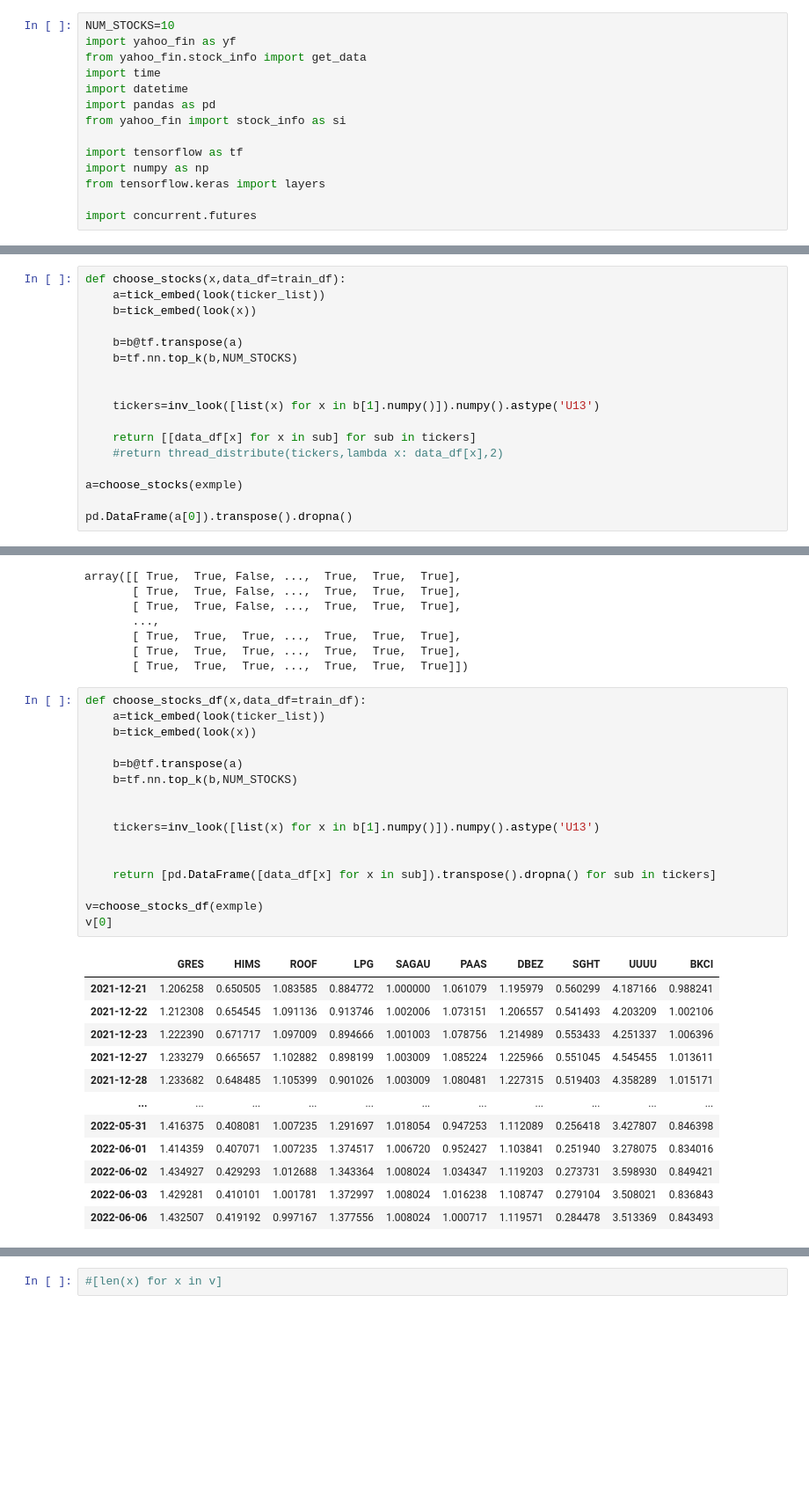
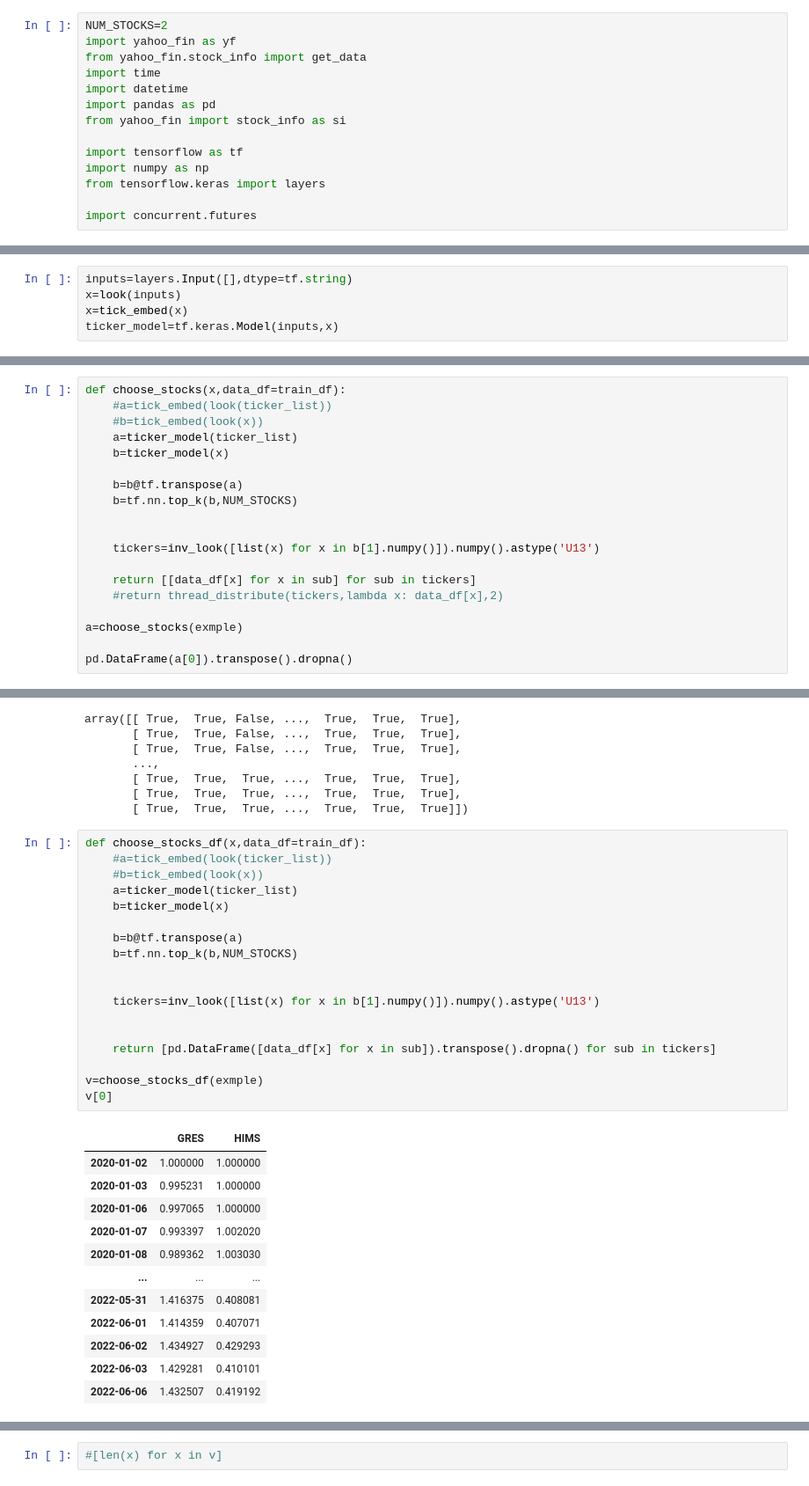
Before and after one commit to nevakrien/stock-bot, a Jupyter notebook: data handeling.ipynb, the cells around one changed output, grey strips where cells are left out. Shown at 88% size. Drawn from its saved outputs; the diff is of its cells as text; blank space fills up the shorter version.

```diff
--- a/data handeling.ipynb
+++ b/data handeling.ipynb
@@ -1,5 +1,5 @@
 # %%
-NUM_STOCKS=10
+NUM_STOCKS=2
 import yahoo_fin as yf
 from yahoo_fin.stock_info import get_data
 import time
@@ -196,6 +196,11 @@ print(f"{len(symbols)-len(ticker_list)} stocks were droped")
 look=layers.StringLookup(vocabulary=ticker_list,num_oov_indices=0)
 inv_look=layers.StringLookup(vocabulary=ticker_list,invert=True,num_oov_indices=0)
 tick_embed=layers.Embedding(len(ticker_list)+1,512,embeddings_constraint= tf.keras.constraints.unit_norm)
+# %%
+inputs=layers.Input([],dtype=tf.string)
+x=look(inputs)
+x=tick_embed(x)
+ticker_model=tf.keras.Model(inputs,x)
 # %%
 dataset=tf.data.Dataset.from_tensor_slices(ticker_list)
 exmple=dataset.batch(17).take(1).get_single_element()
@@ -223,8 +228,10 @@ thread_distribute([range(5) for i in range(2)],lambda x: range(x),2)
  [range(0, 0), range(0, 1), range(0, 2), range(0, 3), range(0, 4)]]
 # %%
 def choose_stocks(x,data_df=train_df):
-    a=tick_embed(look(ticker_list))
-    b=tick_embed(look(x))
+    #a=tick_embed(look(ticker_list))
+    #b=tick_embed(look(x))
+    a=ticker_model(ticker_list)
+    b=ticker_model(x)
 
     b=b@tf.transpose(a)
     b=tf.nn.top_k(b,NUM_STOCKS)
@@ -316,30 +323,32 @@ array([[ True,  True, False, ...,  True,  True,  True],
        [ True,  True,  True, ...,  True,  True,  True]])
 # %%
 def choose_stocks_df(x,data_df=train_df):
-    a=tick_embed(look(ticker_list))
-    b=tick_embed(look(x))
+    #a=tick_embed(look(ticker_list))
+    #b=tick_embed(look(x))
+    a=ticker_model(ticker_list)
+    b=ticker_model(x)
 
     b=b@tf.transpose(a)
     b=tf.nn.top_k(b,NUM_STOCKS)
 
 
     tickers=inv_look([list(x) for x in b[1].numpy()]).numpy().astype('U13')
 
 
     return [pd.DataFrame([data_df[x] for x in sub]).transpose().dropna() for sub in tickers]
 
 v=choose_stocks_df(exmple)
 v[0]
 # %% [output]
-|  | GRES | HIMS | ROOF | LPG | SAGAU | PAAS | DBEZ | SGHT | UUUU | BKCI |
-| 2021-12-21 | 1.206258 | 0.650505 | 1.083585 | 0.884772 | 1.000000 | 1.061079 | 1.195979 | 0.560299 | 4.187166 | 0.988241 |
-| 2021-12-22 | 1.212308 | 0.654545 | 1.091136 | 0.913746 | 1.002006 | 1.073151 | 1.206557 | 0.541493 | 4.203209 | 1.002106 |
-| 2021-12-23 | 1.222390 | 0.671717 | 1.097009 | 0.894666 | 1.001003 | 1.078756 | 1.214989 | 0.553433 | 4.251337 | 1.006396 |
-| 2021-12-27 | 1.233279 | 0.665657 | 1.102882 | 0.898199 | 1.003009 | 1.085224 | 1.225966 | 0.551045 | 4.545455 | 1.013611 |
-| 2021-12-28 | 1.233682 | 0.648485 | 1.105399 | 0.901026 | 1.003009 | 1.080481 | 1.227315 | 0.519403 | 4.358289 | 1.015171 |
-| ... | ... | ... | ... | ... | ... | ... | ... | ... | ... | ... |
-| 2022-05-31 | 1.416375 | 0.408081 | 1.007235 | 1.291697 | 1.018054 | 0.947253 | 1.112089 | 0.256418 | 3.427807 | 0.846398 |
-| 2022-06-01 | 1.414359 | 0.407071 | 1.007235 | 1.374517 | 1.006720 | 0.952427 | 1.103841 | 0.251940 | 3.278075 | 0.834016 |
-| 2022-06-02 | 1.434927 | 0.429293 | 1.012688 | 1.343364 | 1.008024 | 1.034347 | 1.119203 | 0.273731 | 3.598930 | 0.849421 |
-| 2022-06-03 | 1.429281 | 0.410101 | 1.001781 | 1.372997 | 1.008024 | 1.016238 | 1.108747 | 0.279104 | 3.508021 | 0.836843 |
-| 2022-06-06 | 1.432507 | 0.419192 | 0.997167 | 1.377556 | 1.008024 | 1.000717 | 1.119571 | 0.284478 | 3.513369 | 0.843493 |
+|  | GRES | HIMS |
+| 2020-01-02 | 1.000000 | 1.000000 |
+| 2020-01-03 | 0.995231 | 1.000000 |
+| 2020-01-06 | 0.997065 | 1.000000 |
+| 2020-01-07 | 0.993397 | 1.002020 |
+| 2020-01-08 | 0.989362 | 1.003030 |
+| ... | ... | ... |
+| 2022-05-31 | 1.416375 | 0.408081 |
+| 2022-06-01 | 1.414359 | 0.407071 |
+| 2022-06-02 | 1.434927 | 0.429293 |
+| 2022-06-03 | 1.429281 | 0.410101 |
+| 2022-06-06 | 1.432507 | 0.419192 |
```
Also changed, not shown: parts of 45 cells of this notebook.
